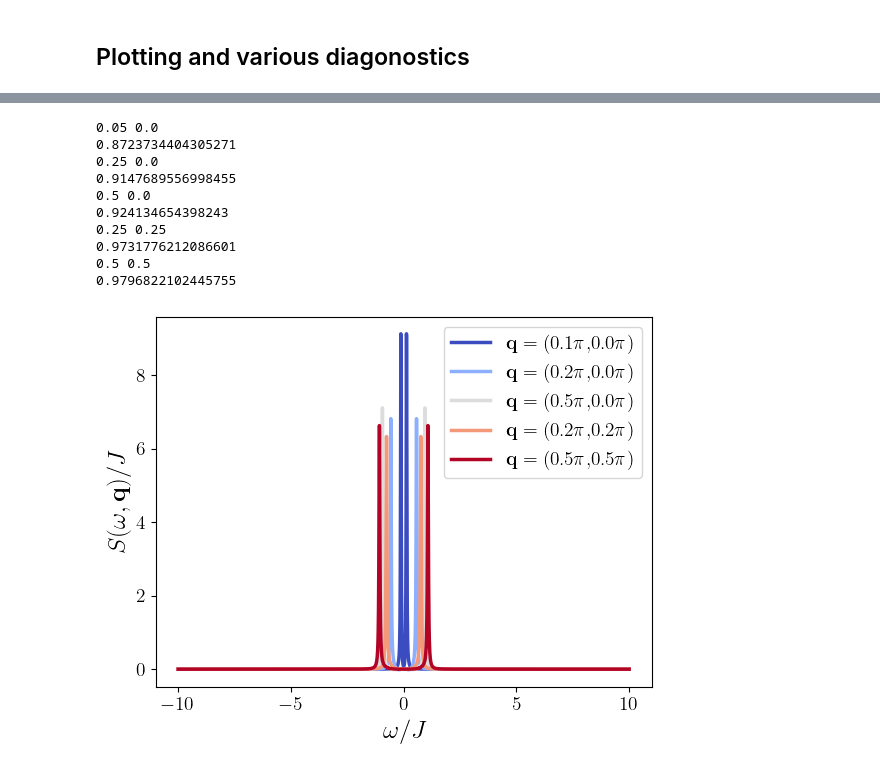
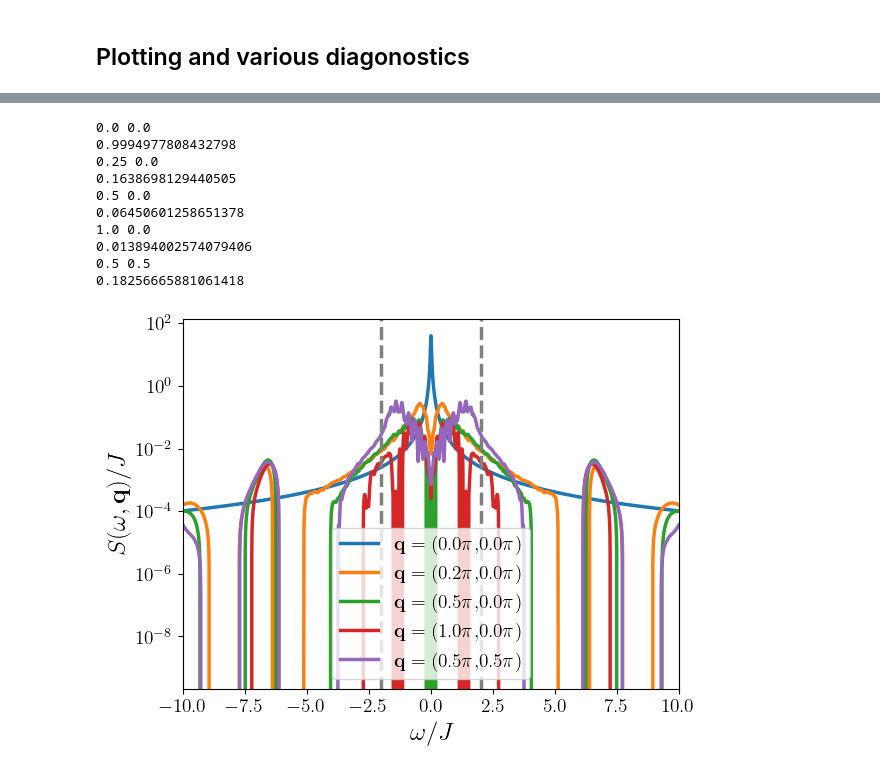
Before and after one commit to j-curtis/holes_and_magnons, a Jupyter notebook: Magnon_RPA_plots.ipynb, the cells around one changed output, grey strips where cells are left out. Cells and saved outputs as stored; diff of their text form; code cells hidden in the pictures.

```diff
--- a/Magnon_RPA_plots.ipynb
+++ b/Magnon_RPA_plots.ipynb
@@ -99,0 +108,11 @@ J/t used in LSWT: 0.50
+# %%
+T = 0.01*rpa.t ### temperature
+U = 8.*rpa.t ### Hubbard U (used to compute J)
+J = 4.*rpa.t**2/U ### Superexchange J
+mu = -1.4*rpa.t ### Chemical potential (controls doping)
+
+
+### Compute doping
+delta = rpa.calc_density(kxs,kys,ws,A,mu,T)
+print("Hole doping: {d:0.2%}".format(d=delta))
+print("J/t used in LSWT: {jt:0.2f}".format(jt=J/rpa.t))
@@ -165,16 +191,28 @@ for i in range(2):
 # %%
 ### Spectral function frequency cuts
-indices = [[-10,-10], [-10,0],[-5,0],[0,0],[5,0],[10,0],[10,10]]
-clrs = cmaps['coolwarm'](np.linspace(0.,1.,len(indices)))
+indices = [[0,0],[10,0],[20,0],[10,10]]
+#clrs = cmaps['magma'](np.linspace(0.,0.7,len(indices)))
 label_strings = [ r'$\mathbf{q}=($'+"{qx:0.1f}".format(qx=kxs[i[0]]/np.pi) + r'$\pi,$' + "{qy:0.1f}".format(qy=kys[i[1]]/np.pi) + r'$\pi)$'  for i in indices]
 
 for a in range(2):
     for b in range(2):
         for j in range(len(indices)):
             i = indices[j]
-            plt.plot(rpa.gen_magnon_freqs(ws), np.imag(Pi[a,b,i[0],i[1],:]),label=label_strings[j],color=clrs[j])
-        plt.xlabel(r'$\omega/J$')
-        plt.ylabel(r'Im$\Pi$ component: '+str(a)+" "+str(b))
+            plt.plot(rpa.gen_magnon_freqs(ws)/rpa.t, np.imag(Pi[a,b,i[0],i[1],:])/rpa.t,label=label_strings[j])#,color=clrs[j])
+        plt.xlabel(r'$\omega/t$')
+        plt.ylabel(r'Im$\Pi(\omega)/t$'+str(a)+str(b))
         plt.legend()
+        if saveFigs: plt.savefig(figDirectory+"/ImPi"+str(a)+str(b)+"_Jh=0.5_"+"delta={d:0.1%}_T={t:0.2f}.png".format(d=delta,t=T),bbox_inches='tight',transparent=True)
         plt.show()
+
+for a in range(2):
+    for b in range(2):
+        for j in range(len(indices)):
+            i = indices[j]
+            plt.plot(rpa.gen_magnon_freqs(ws)/rpa.t, np.real(Pi[a,b,i[0],i[1],:])/rpa.t,label=label_strings[j])#,color=clrs[j])
+        plt.xlabel(r'$\omega/t$')
+        plt.ylabel(r'Re$\Pi(\omega)/t$'+str(a)+str(b))
+        plt.legend()
+        if saveFigs: plt.savefig(figDirectory+"/RePi"+str(a)+str(b)+"_Jh=0.5_"+"delta={d:0.1%}_T={t:0.2f}.png".format(d=delta,t=T),bbox_inches='tight',transparent=True)
+        plt.show()
 # %% [output]
@@ -256,29 +227,32 @@ plt.show()
 # %%
 ### Spectral function frequency cuts
 
-indices = [[1,0],[5,0],[10,0],[5,5],[10,10]]
-clrs = cmaps['coolwarm'](np.linspace(0.,1.,len(indices)))
+indices = [[0,0],[5,0],[10,0],[20,0],[10,10]]
+#clrs = cmaps['magma'](np.linspace(0.,0.7,len(indices)))
 label_strings = [ r'$\mathbf{q}=($'+"{qx:0.1f}".format(qx=kxs[i[0]]/np.pi) + r'$\pi,$' + "{qy:0.1f}".format(qy=kys[i[1]]/np.pi) + r'$\pi)$'  for i in indices]
 
 for j in range(len(indices)):
     i = indices[j]
     print(kxs[i[0]]/np.pi,kys[i[1]]/np.pi)
     print(np.sum(spectrum[i[0],i[1],:])*dw)
-    plt.plot(rpa.gen_magnon_freqs(ws)/rpa.t, spectrum[i[0],i[1],:],label=label_strings[j],color=clrs[j])
+    plt.plot(rpa.gen_magnon_freqs(ws)/J, spectrum[i[0],i[1],:],label=label_strings[j])
+plt.axvline(2.,linestyle='dashed',color='gray')
+plt.axvline(-2.,linestyle='dashed',color='gray')
 plt.xlabel(r'$\omega/J$')
 plt.ylabel(r'$S(\omega,\mathbf{q})/J$')
 plt.legend()
-#plt.yscale('log')
+plt.xlim(-10.,10.)
+plt.yscale('log')
 plt.show()
 # %% [output]
-0.05 0.0
-0.8723734404305271
+0.0 0.0
+0.9994977808432798
 0.25 0.0
-0.9147689556998455
+0.1638698129440505
 0.5 0.0
-0.924134654398243
-0.25 0.25
-0.9731776212086601
+0.06450601258651378
+1.0 0.0
+0.013894002574079406
 0.5 0.5
-0.9796822102445755
+0.18256665881061418
-[figure, old version]
+[figure, new version]
```
Also changed, not shown: parts of 15 cells of this notebook, 2 other files.
